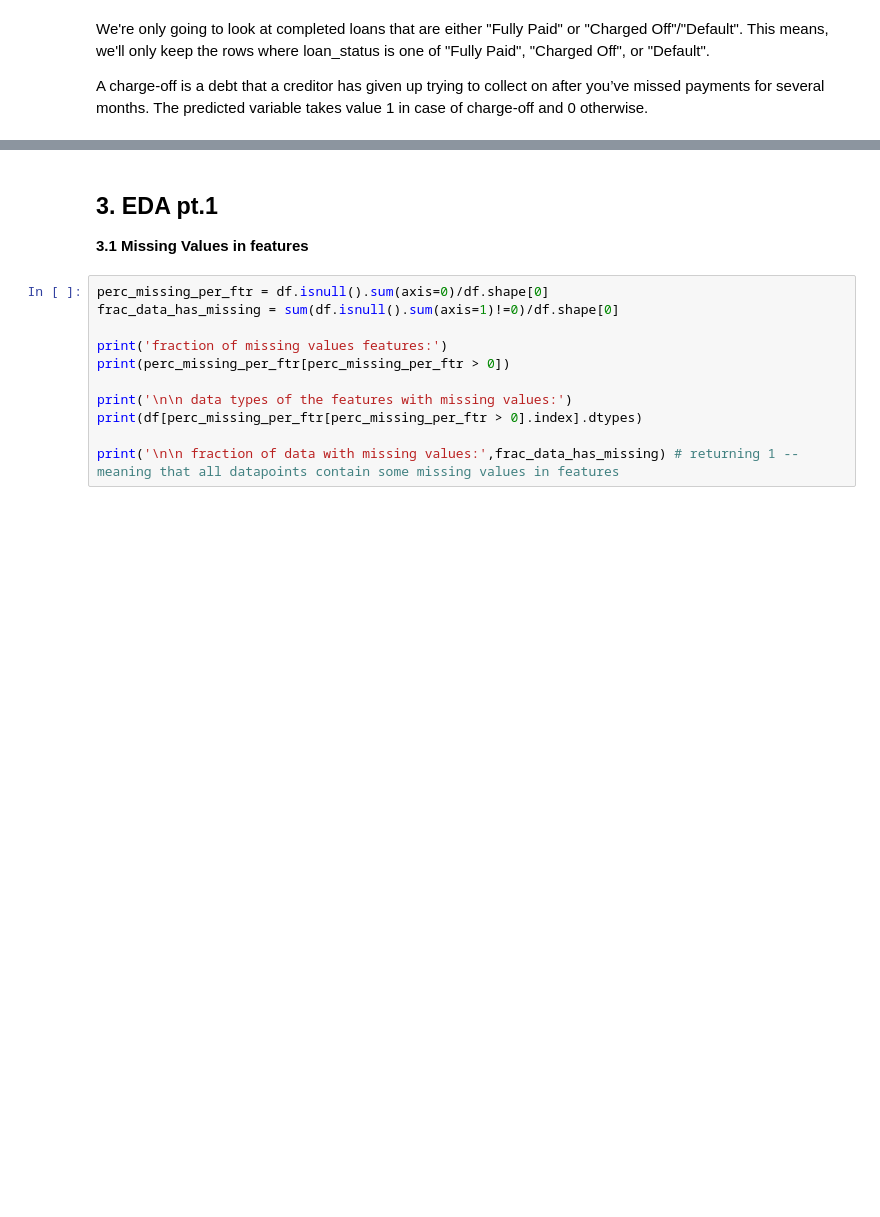
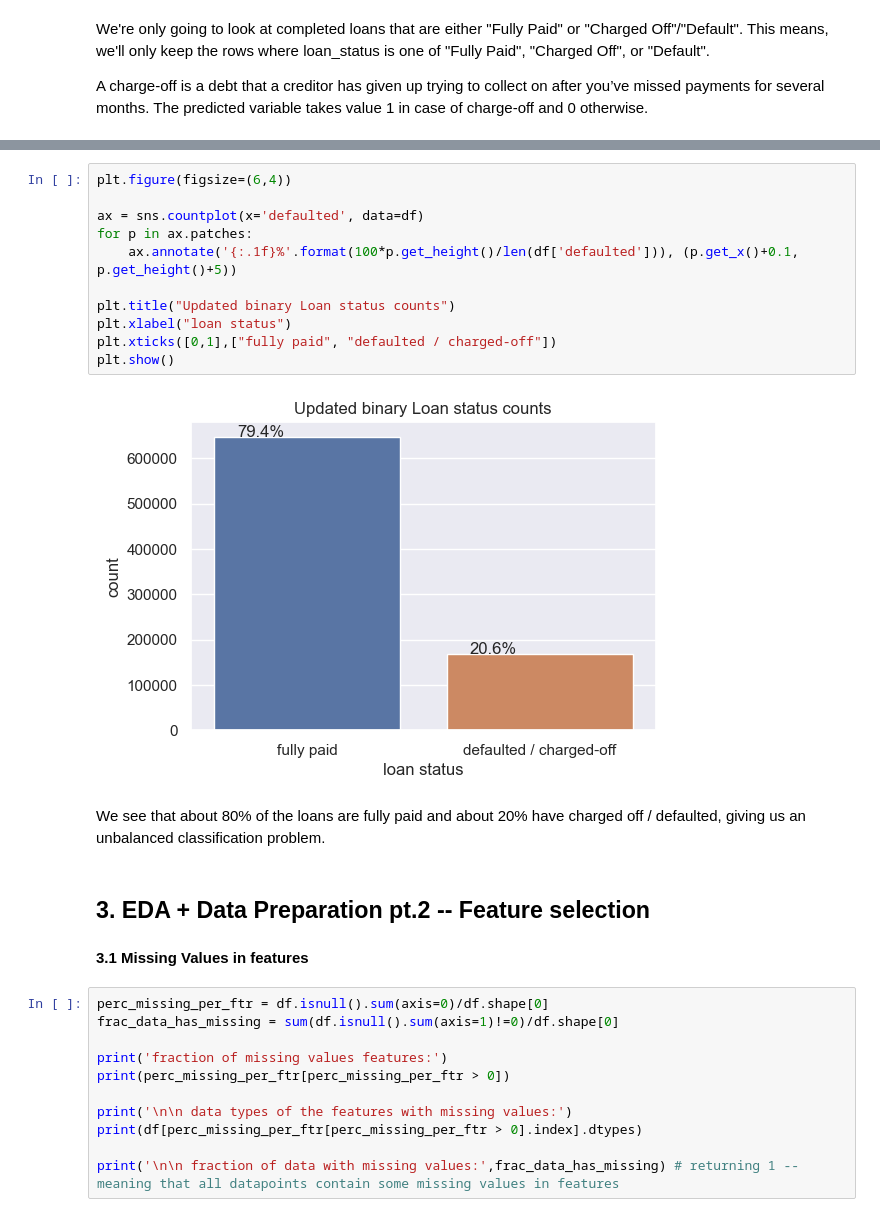
Before and after one commit to yxing12/data1030-load-default-prob, a Jupyter notebook: loan_default_prob.ipynb, the cells around one changed output, grey strips where cells are left out. Saved outputs shown, nothing was run; the diff lists cells and outputs as text; blank space fills up the shorter version.

```diff
--- a/loan_default_prob.ipynb
+++ b/loan_default_prob.ipynb
@@ -121,6 +113,21 @@ dataset dimension:  (815056, 150)
+# %%
+plt.figure(figsize=(6,4))
+
+ax = sns.countplot(x='defaulted', data=df)
+for p in ax.patches:
+    ax.annotate('{:.1f}%'.format(100*p.get_height()/len(df['defaulted'])), (p.get_x()+0.1, p.get_height()+5))
+
+plt.title("Updated binary Loan status counts")
+plt.xlabel("loan status")
+plt.xticks([0,1],["fully paid", "defaulted / charged-off"])
+plt.show()
+# %% [output]
+[figure, added]
+# %% [markdown]
+We see that about 80% of the loans are fully paid and about 20% have charged off / defaulted, giving us an unbalanced classification problem.
+# %% [markdown]
+## 3. EDA + Data Preparation pt.2 -- Feature selection
 # %% [markdown]
-## 3. EDA pt.1
-
 **3.1 Missing Values in features**
 # %%
 perc_missing_per_ftr = df.isnull().sum(axis=0)/df.shape[0]
```
Also changed, not shown: parts of 85 cells of this notebook, 1 other file.
